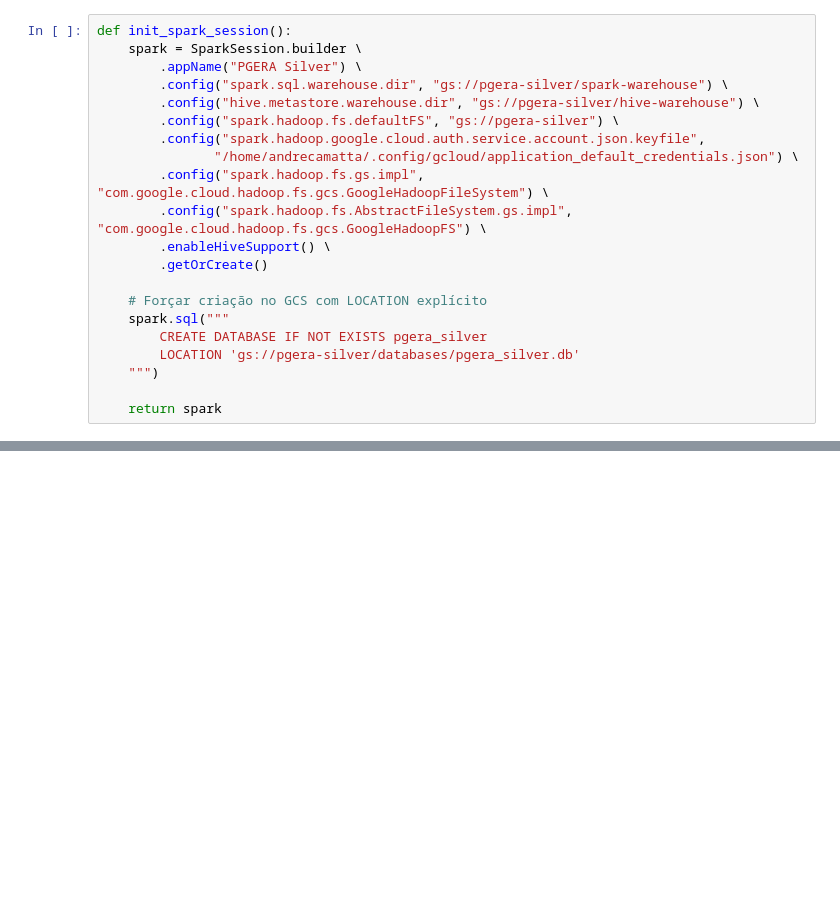
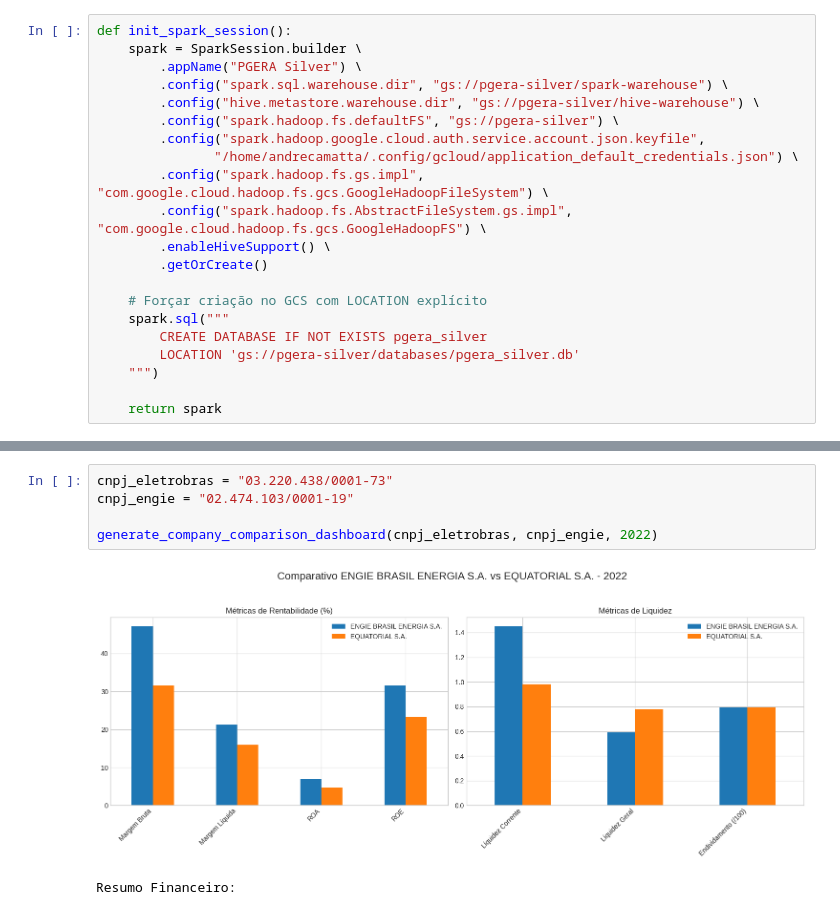
Before and after one commit to andrecamatta/pgera, a Jupyter notebook: pgera_dfps.ipynb, the cells around one changed output, grey strips where cells are left out. Drawn from its saved outputs; the diff is of its cells as text; blank space fills up the shorter version.

```diff
--- a/pgera_dfps.ipynb
+++ b/pgera_dfps.ipynb
@@ -658,0 +1362,8 @@ As análises geradas permitem comparar o desempenho financeiro das principais em
+# %%
+cnpj_eletrobras = "03.220.438/0001-73"
+cnpj_engie = "02.474.103/0001-19"
+
+generate_company_comparison_dashboard(cnpj_eletrobras, cnpj_engie, 2022)
+# %% [output]
+[figure, added]
+Resumo Financeiro:
```
Also changed, not shown: parts of 47 cells of this notebook, 1 other file.
